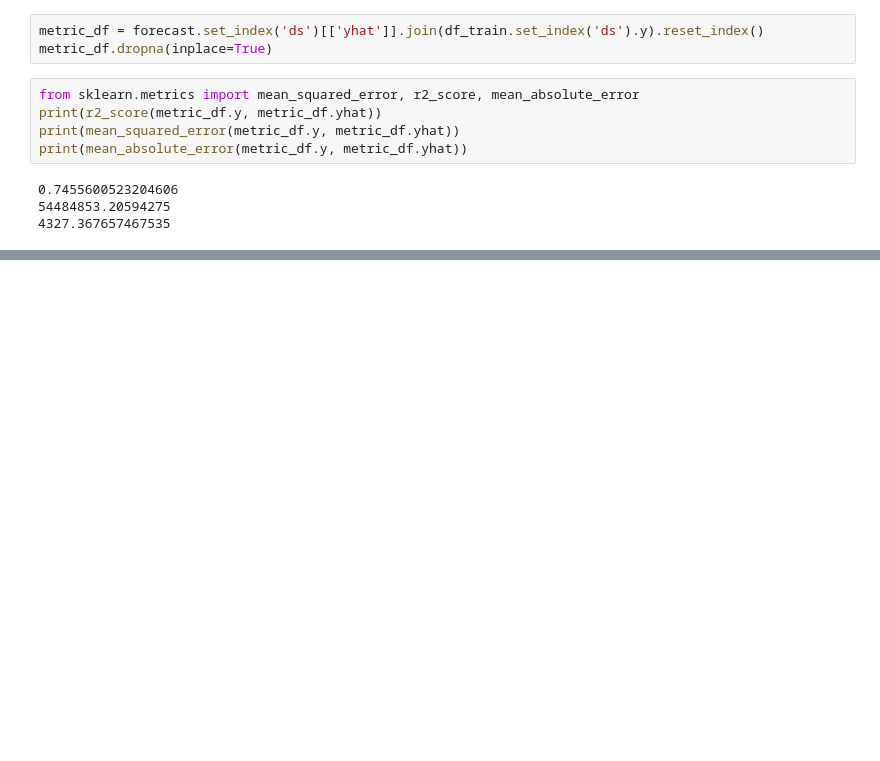
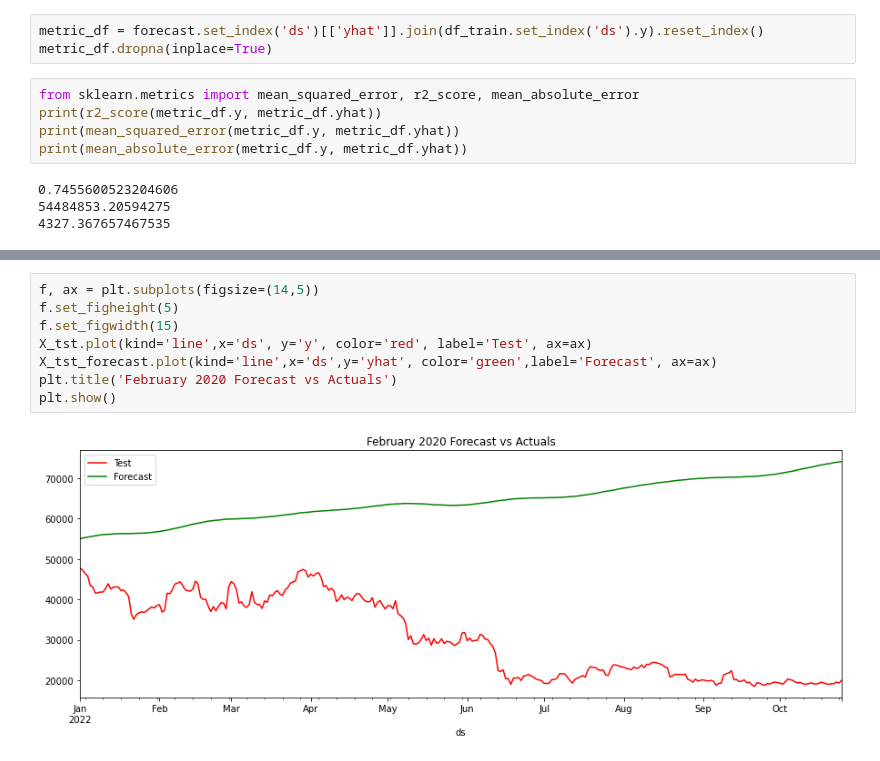
Before and after one commit to guevarch/projectchris, a Jupyter notebook: Final/BTC Prophet Prices.ipynb, the cells around one changed output, grey strips where cells are left out. Drawn from its saved outputs; the diff is of its cells as text; blank space fills up the shorter version.

```diff
--- a/Final/BTC Prophet Prices.ipynb
+++ b/Final/BTC Prophet Prices.ipynb
@@ -157,0 +231,10 @@ print(mean_absolute_error(metric_df.y, metric_df.yhat))
+# %%
+f, ax = plt.subplots(figsize=(14,5))
+f.set_figheight(5)
+f.set_figwidth(15)
+X_tst.plot(kind='line',x='ds', y='y', color='red', label='Test', ax=ax)
+X_tst_forecast.plot(kind='line',x='ds',y='yhat', color='green',label='Forecast', ax=ax)
+plt.title('February 2020 Forecast vs Actuals')
+plt.show()
+# %% [output]
+[figure, added]
```
Also changed, not shown: parts of 28 cells of this notebook, 2 other files.
